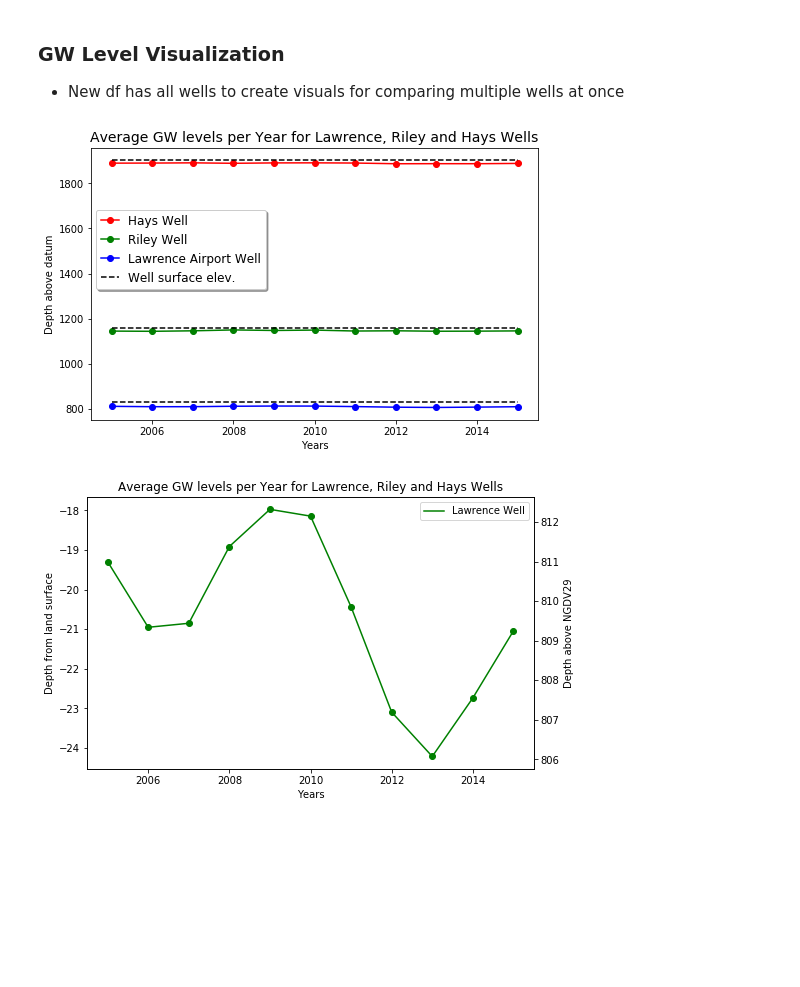
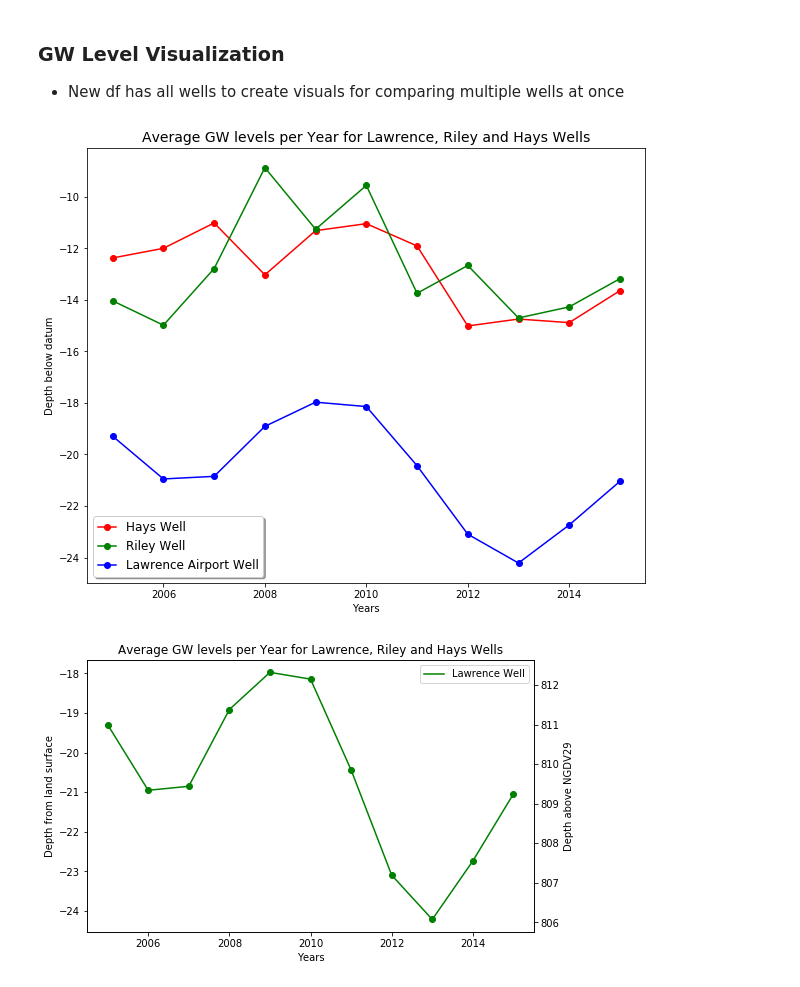
Before and after one commit to brewaterman/GroundwaterVariation, a Jupyter notebook: finalpres-Copy2.ipynb, the cells around one changed output. Cells and saved outputs as stored; diff of their text form; code cells hidden in the pictures; blank space fills up the shorter version.

```diff
--- a/finalpres-Copy2.ipynb
+++ b/finalpres-Copy2.ipynb
@@ -240,28 +240,27 @@ df_final
 ### GW Level Visualization
    * New df has all wells to create visuals for comparing multiple wells at once
 # %%
-plt.figure(figsize =(8,5))
-plt.plot(df_final['Years'],df_final['sl_lev_va'], '-ro')
-plt.plot(df_final['Years'],df_final['sl_lev_va_y'], '-go')
-plt.plot(df_final['Years'],df_final['sl_lev_va_x'], '-bo')
+plt.figure(figsize =(10,8))
+plt.plot(df_final['Years'],df_final['depth_va_from_surface'], '-ro')
+plt.plot(df_final['Years'],df_final['depth_va_from_surface_y'], '-go')
+plt.plot(df_final['Years'],df_final['depth_va_from_surface_x'], '-bo')
 
-plt.plot(df_final['Years'],df_final['alt_va_x'], '--k')
-plt.plot(df_final['Years'],df_final['alt_va_y'], '--k')
-plt.plot(df_final['Years'],df_final['alt_va'], '--k')
+#plt.plot(df_final['Years'],df_final['alt_va_x'], '--k')
+#plt.plot(df_final['Years'],df_final['alt_va_y'], '--k')
+#plt.plot(df_final['Years'],df_final['alt_va'], '--k')
 
-plt.legend(loc="best")
 plt.legend(('Hays Well', 'Riley Well', 'Lawrence Airport Well', 'Well surface elev.'),
-           shadow=True, loc=(0.01, 0.48), handlelength=1.5, fontsize=12)
+           shadow=True, loc="lower left", handlelength=1.5, fontsize=12)
 
 plt.xlabel("Years")
-plt.ylabel("Depth above datum")
+plt.ylabel("Depth below datum")
 
 
 plt.title("Average GW levels per Year for Lawrence, Riley and Hays Wells",fontsize= 14)
-plt.savefig('lawrence.png')
+plt.savefig('allwells.png')
 plt.show()
 # %% [output]
-[figure, old version]
+[figure, new version]
 # %%
 plt.figure(figsize =(8,5))
 
```
Also changed, not shown: parts of 5 cells of this notebook, 7 other files.
